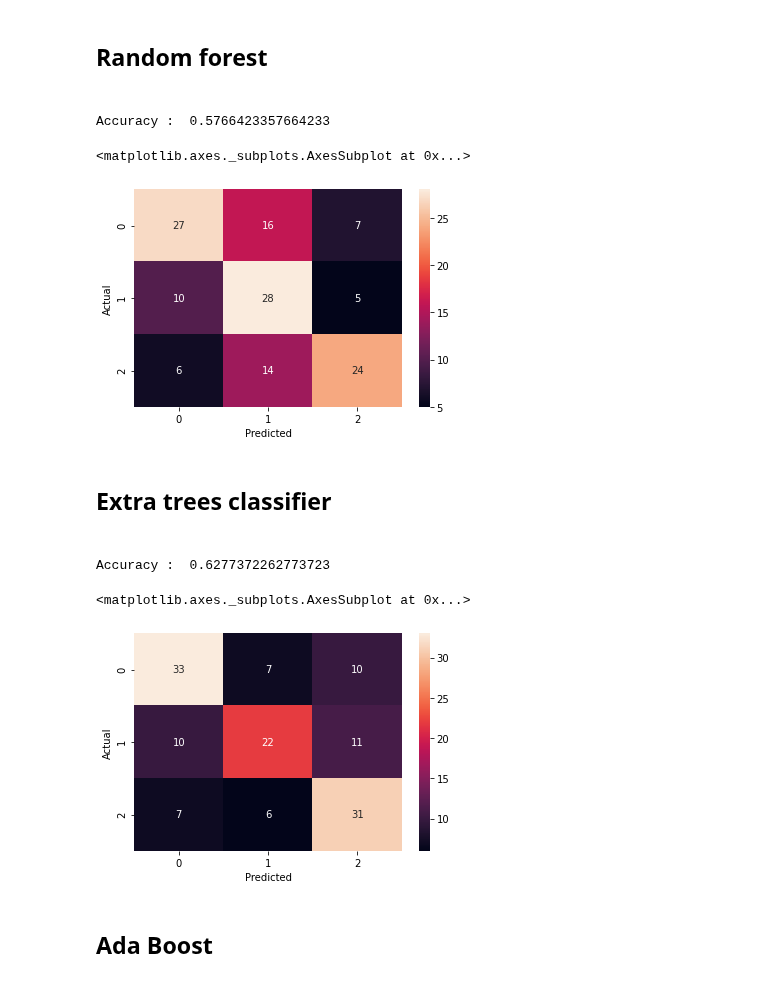
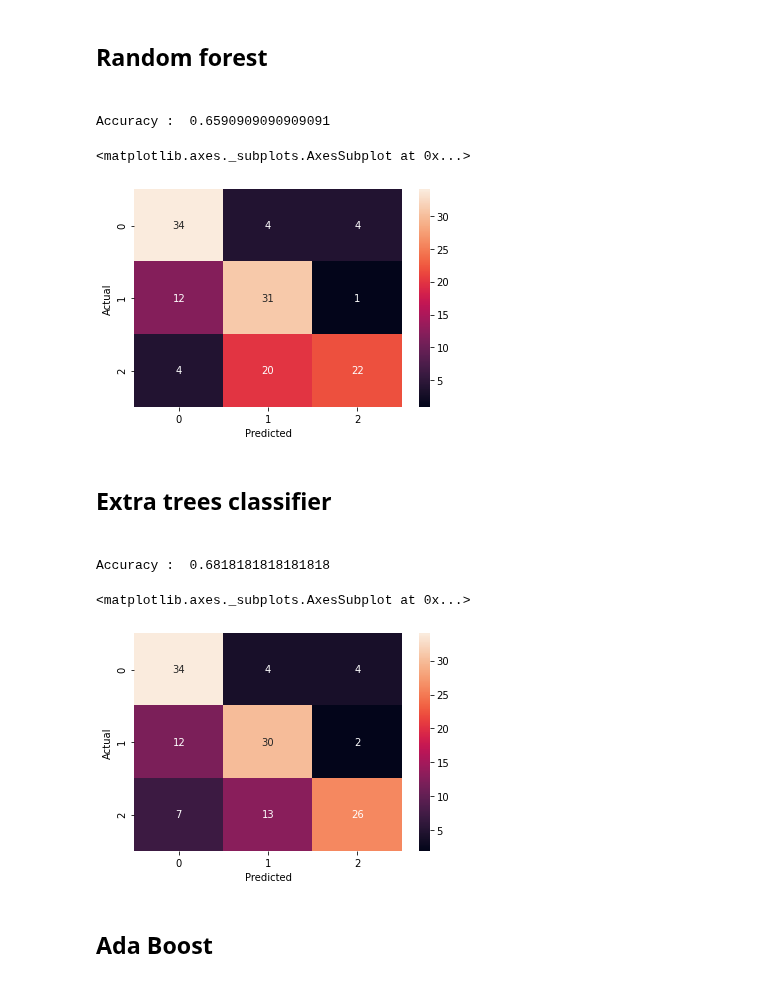
Before and after one commit to AlanPalomino/TTB_2020_2_13, a Jupyter notebook: Classification.ipynb, the cells around one changed output. Saved outputs shown, nothing was run; the diff lists cells and outputs as text; code cells hidden in the pictures.

```diff
--- a/Classification.ipynb
+++ b/Classification.ipynb
@@ -9,7 +9,7 @@ import matplotlib.pyplot as plt
 # %% [markdown]
 <h2>Import data set<h2>
 # %%
-data=pd.read_csv("Test/Test_250ws.csv")
+data=pd.read_csv("Test/Test_100ws.csv")
 data
 # 0 - Fibrilacion Atrial
 # 1 - Congestión cardíaca
@@ -353,7 +419,7 @@ X_train_scaled = scaler.fit_transform(X_train)
 X_test_scaled = scaler.transform(X_test)
 
 #Training
-knn = KNeighborsClassifier(n_neighbors = 2)
+knn = KNeighborsClassifier(n_neighbors = 3)
 knn.fit(X_train_scaled, y_train)
 
 #Checking performance on the training set
@@ -458,30 +524,30 @@ print("Accuracy : ", accuracy_score(y_test, y_pred))
 confusion_matrix = pd.crosstab(np.array(y_test), np.array(y_pred), rownames=['Actual'], colnames=['Predicted'])
 sn.heatmap(confusion_matrix, annot=True)
 # %% [output]
-Accuracy :  0.5766423357664233
+Accuracy :  0.6590909090909091
 <matplotlib.axes._subplots.AxesSubplot at 0x...>
-[figure, old version]
+[figure, new version]
 # %% [markdown]
 <h2>Extra trees classifier<h2>
 # %%
 from sklearn.ensemble import ExtraTreesClassifier
 
 classifier = ExtraTreesClassifier()
-#sc = StandardScaler()
-#X_train = sc.fit_transform(X_train)
+sc = StandardScaler()
+X_train = sc.fit_transform(X_train)
 
 classifier.fit(X_train, y_train)
 
-#X_test = sc.fit_transform(X_test)
+X_test = sc.fit_transform(X_test)
 y_pred = classifier.predict(X_test)
 print("Accuracy : ", accuracy_score(y_test, y_pred))
 
 confusion_matrix = pd.crosstab(np.array(y_test), np.array(y_pred), rownames=['Actual'], colnames=['Predicted'])
 sn.heatmap(confusion_matrix, annot=True)
 # %% [output]
-Accuracy :  0.6277372262773723
+Accuracy :  0.6818181818181818
 <matplotlib.axes._subplots.AxesSubplot at 0x...>
-[figure, old version]
+[figure, new version]
 # %% [markdown]
 <h2>Ada Boost<h2>
 # %%
```
Also changed, not shown: parts of 27 cells of this notebook, 2 other files.
